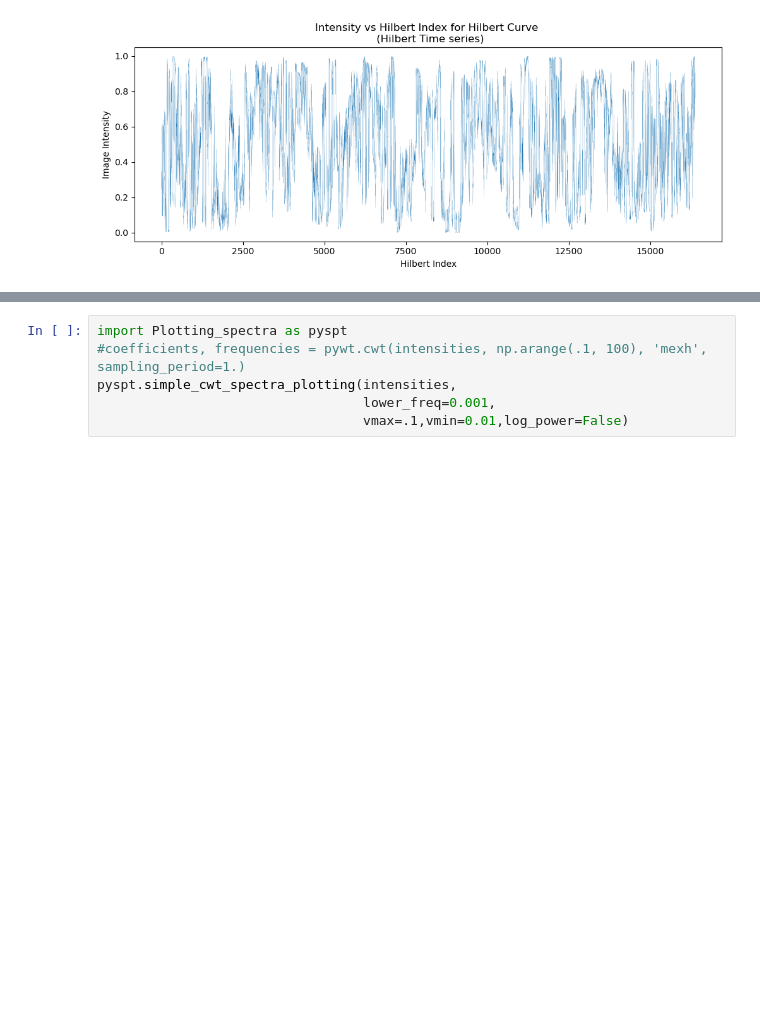
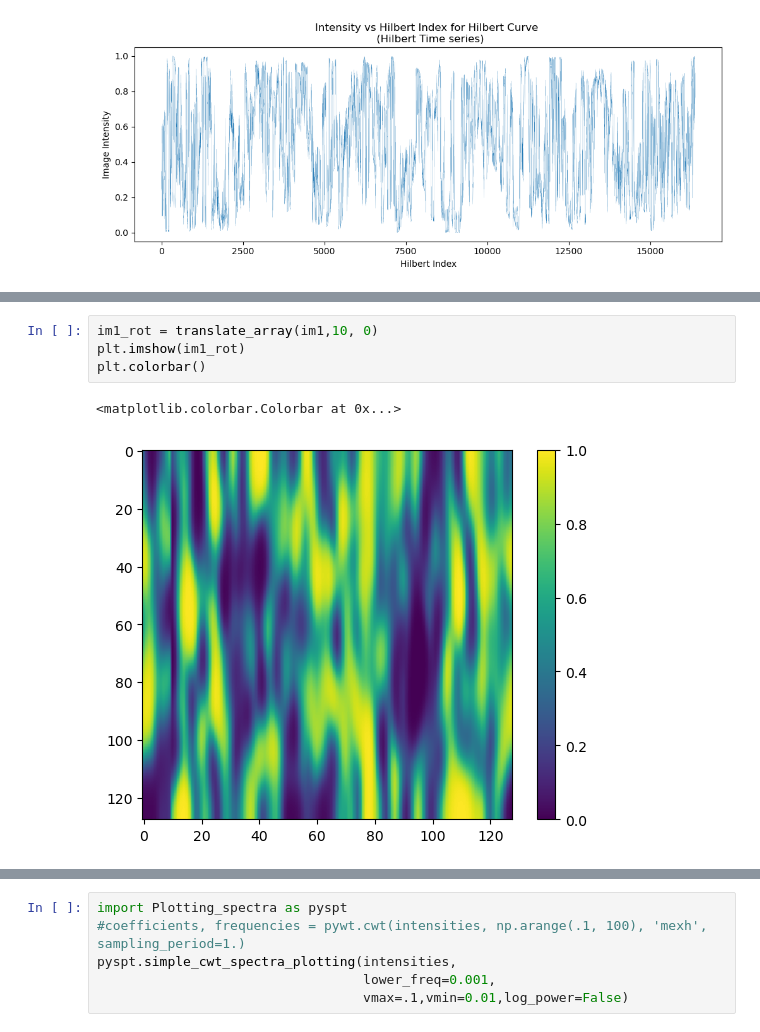
Before and after one commit to PSU-Geofluids-Lab/Texture_Generators, a Jupyter notebook: Testing_Hilbert_Time_Series_V3.ipynb, the cells around one changed output, grey strips where cells are left out. Saved outputs shown, nothing was run; the diff lists cells and outputs as text; blank space fills up the shorter version.

```diff
--- a/Testing_Hilbert_Time_Series_V3.ipynb
+++ b/Testing_Hilbert_Time_Series_V3.ipynb
@@ -45,0 +171,7 @@ Plotting Hilbert Curve with Hilbert Time Series
+# %%
+im1_rot = translate_array(im1,10, 0)
+plt.imshow(im1_rot)
+plt.colorbar()
+# %% [output]
+<matplotlib.colorbar.Colorbar at 0x...>
+[figure, added]
```
Also changed, not shown: parts of 6 cells of this notebook, 2 other files.
